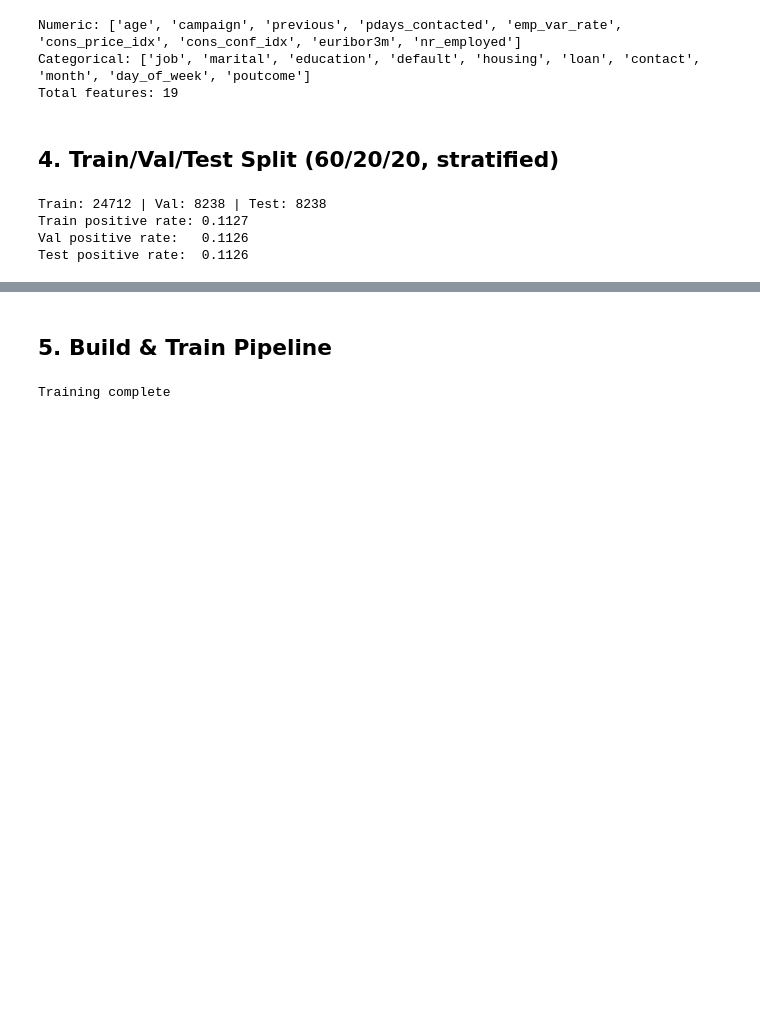
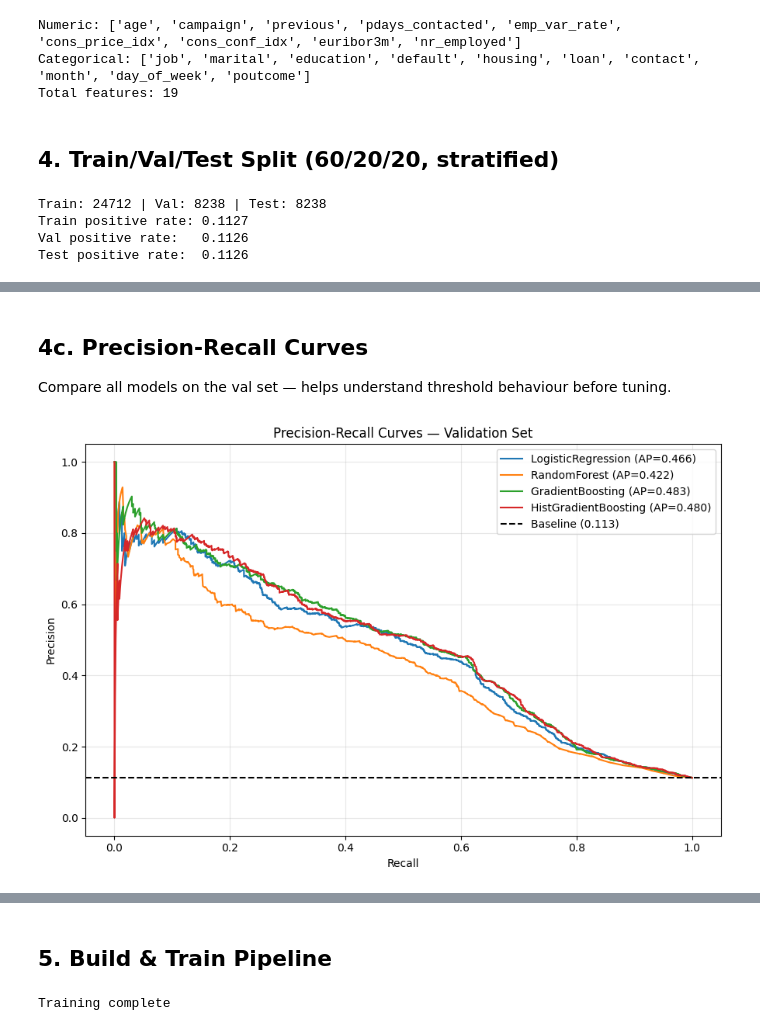
Before and after one commit to kayan2004/drift-triage-copilot, a Jupyter notebook: training/exploration.ipynb, the cells around one changed output, grey strips where cells are left out. Saved outputs shown, nothing was run; the diff lists cells and outputs as text; code cells hidden in the pictures; blank space fills up the shorter version.

```diff
--- a/training/exploration.ipynb
+++ b/training/exploration.ipynb
@@ -290,0 +393,24 @@ Test positive rate:  0.1126
+# %% [markdown]
+## 4c. Precision-Recall Curves
+Compare all models on the val set — helps understand threshold behaviour before tuning.
+# %%
+from sklearn.metrics import precision_recall_curve, average_precision_score
+
+plt.figure(figsize=(9, 6))
+
+for name, pipe in trained_models.items():
+    probs = pipe.predict_proba(X_val)[:, 1]
+    precision, recall, _ = precision_recall_curve(y_val, probs)
+    ap = average_precision_score(y_val, probs)
+    plt.plot(recall, precision, label=f'{name} (AP={ap:.3f})')
+
+plt.axhline(y_val.mean(), color='black', linestyle='--', label=f'Baseline ({y_val.mean():.3f})')
+plt.xlabel('Recall')
+plt.ylabel('Precision')
+plt.title('Precision-Recall Curves — Validation Set')
+plt.legend(loc='upper right')
+plt.grid(True, alpha=0.3)
+plt.tight_layout()
+plt.show()
+# %% [output]
+[figure, added]
```
Also changed, not shown: parts of 22 cells of this notebook.
